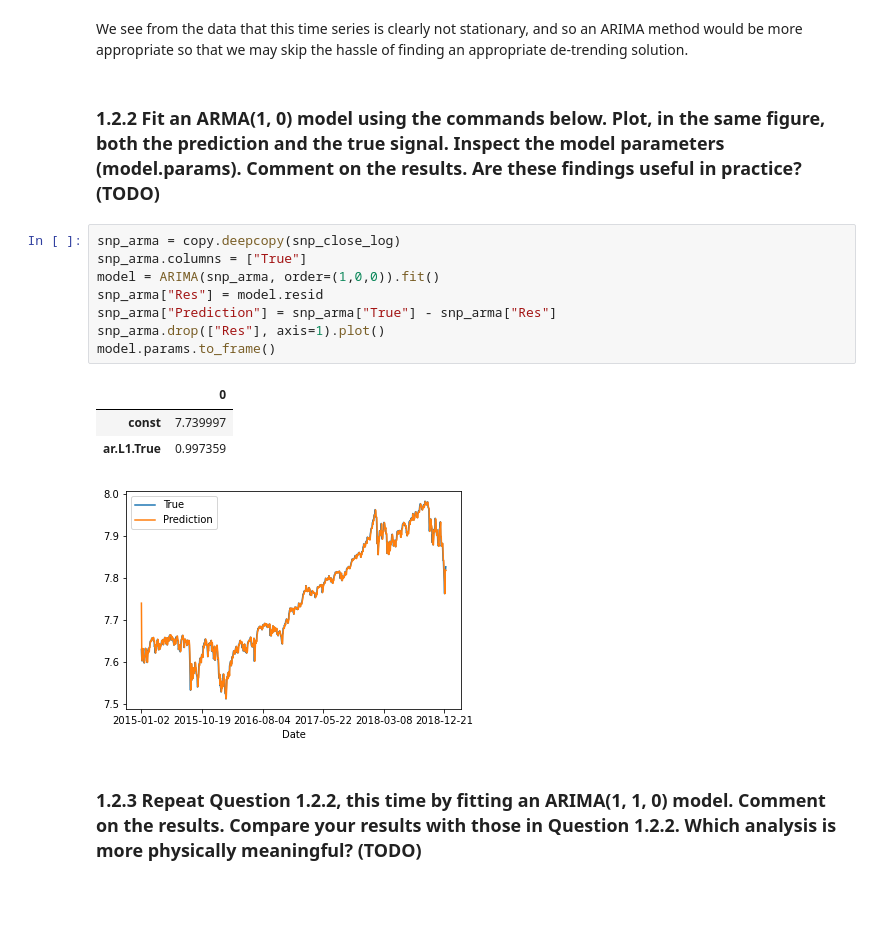
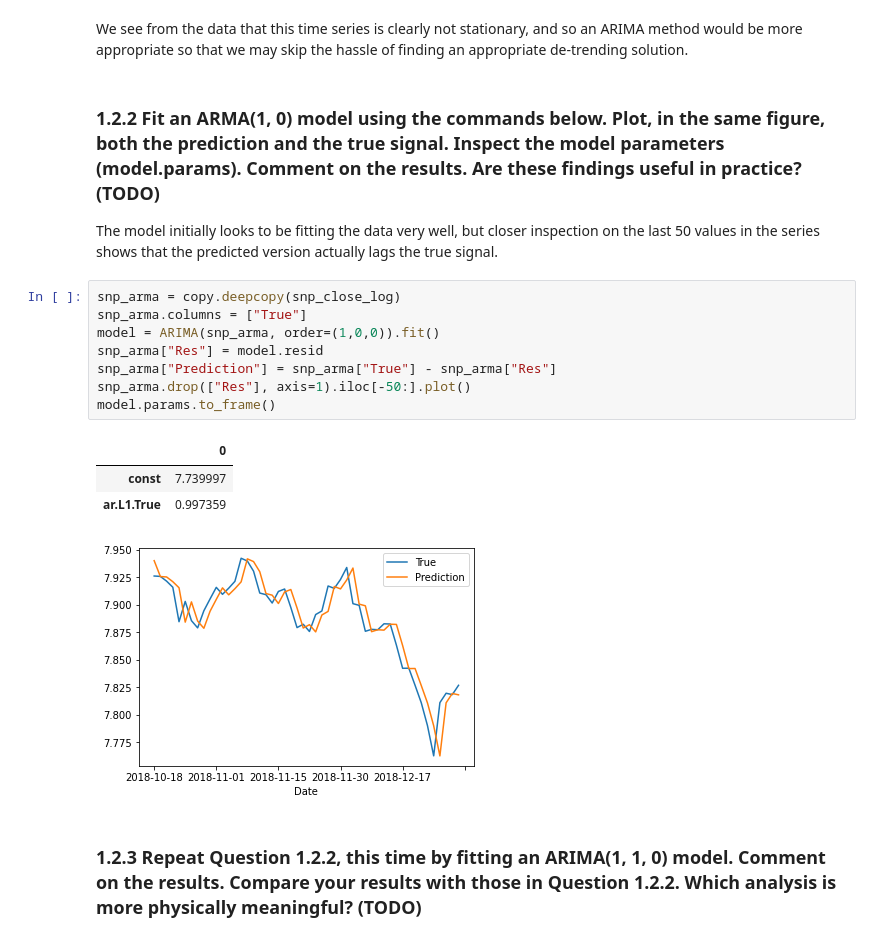
Before and after one commit to Darrekt/SPMLF-CW, a Jupyter notebook: main.ipynb, the cells around one changed output. Saved outputs shown, nothing was run; the diff lists cells and outputs as text; blank space fills up the shorter version.

```diff
--- a/src/main.ipynb
+++ b/main.ipynb
@@ -150,19 +159,21 @@ snp_close_log.rolling(252).std().plot(ax=axes[2])
 We see from the data that this time series is clearly not stationary, and so an ARIMA method would be more appropriate so that we may skip the hassle of finding an appropriate de-trending solution.
 # %% [markdown]
 ### 1.2.2 Fit an ARMA(1, 0) model using the commands below. Plot, in the same figure, both the prediction and the true signal. Inspect the model parameters (model.params). Comment on the results. Are these findings useful in practice? (TODO)
+
+The model initially looks to be fitting the data very well, but closer inspection on the last 50 values in the series shows that the predicted version actually lags the true signal.
 # %%
 snp_arma = copy.deepcopy(snp_close_log)
 snp_arma.columns = ["True"]
 model = ARIMA(snp_arma, order=(1,0,0)).fit()
 snp_arma["Res"] = model.resid
 snp_arma["Prediction"] = snp_arma["True"] - snp_arma["Res"]
-snp_arma.drop(["Res"], axis=1).plot()
+snp_arma.drop(["Res"], axis=1).iloc[-50:].plot()
 model.params.to_frame()
 # %% [output]
 |  | 0 |
 | const | 7.739997 |
 | ar.L1.True | 0.997359 |
-[figure, old version]
+[figure, new version]
 # %% [markdown]
 ### 1.2.3 Repeat Question 1.2.2, this time by fitting an ARIMA(1, 1, 0) model. Comment on the results. Compare your results with those in Question 1.2.2. Which analysis is more physically meaningful? (TODO)
 # %%
```
Also changed, not shown: parts of 10 cells of this notebook, 7 other files.
